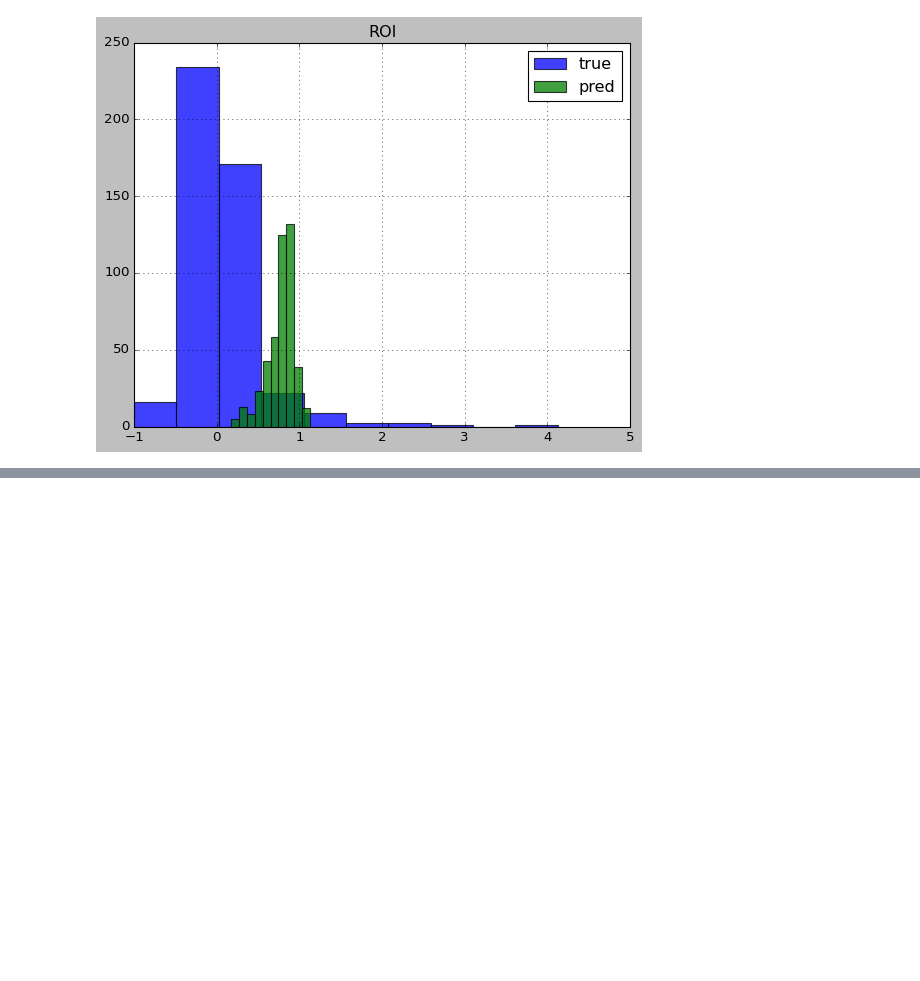
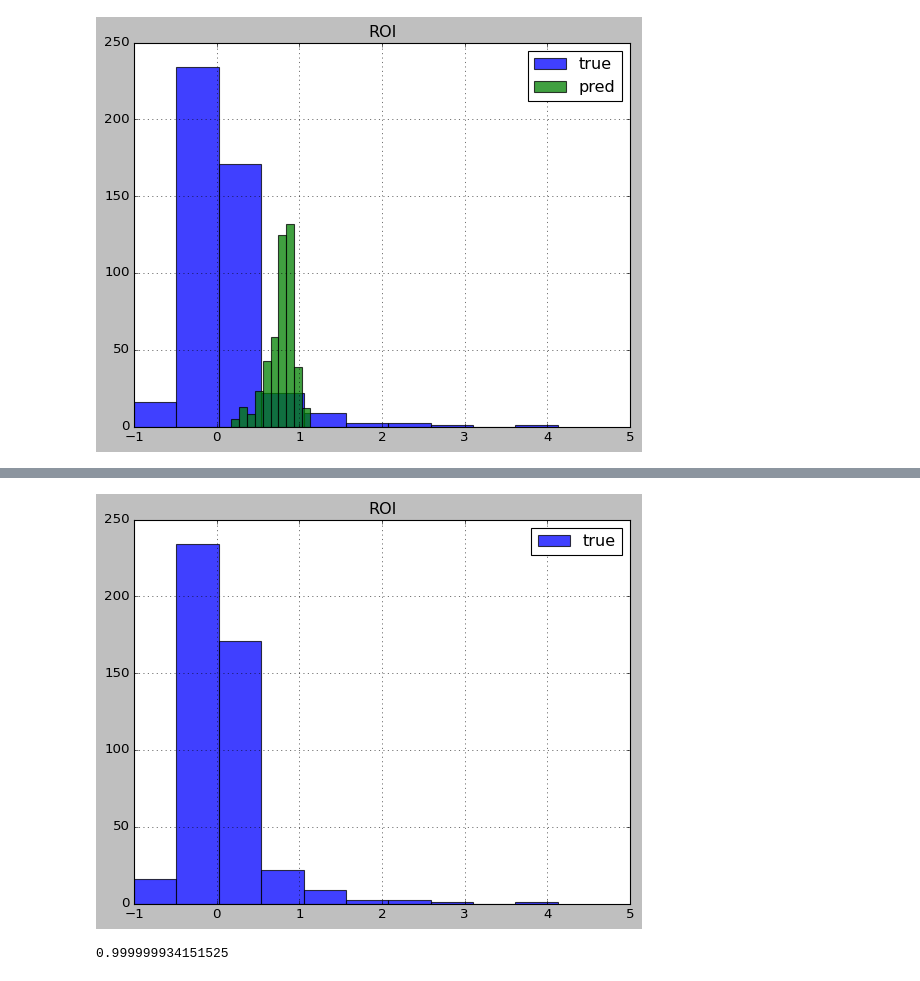
Before and after one commit to SunYutongAmber/portfolio, a Jupyter notebook: Final Project/code/Final_Analyze_Cryptopunks_Data_Machine_Learning_for_Predicting_Market_Congestion.ipynb, the cells around one changed output, grey strips where cells are left out. Cells and saved outputs as stored; diff of their text form; code cells hidden in the pictures; blank space fills up the shorter version.

```diff
--- a/Final Project/code/Final_Analyze_Cryptopunks_Data_Machine_Learning_for_Predicting_Market_Congestion.ipynb
+++ b/Final Project/code/Final_Analyze_Cryptopunks_Data_Machine_Learning_for_Predicting_Market_Congestion.ipynb
@@ -573,0 +617,14 @@ fig.show()
+# %%
+fig, ax = plt.subplots()
+
+y_test.hist(ax=ax, label='true', alpha=.75)
+
+
+ax.legend()
+fig.show()
+# %% [output]
+[figure, added]
+# %%
+clf.score(X_test,y_test)
+# %% [output]
+0.999999934151525
```
Also changed, not shown: parts of 13 cells of this notebook.
